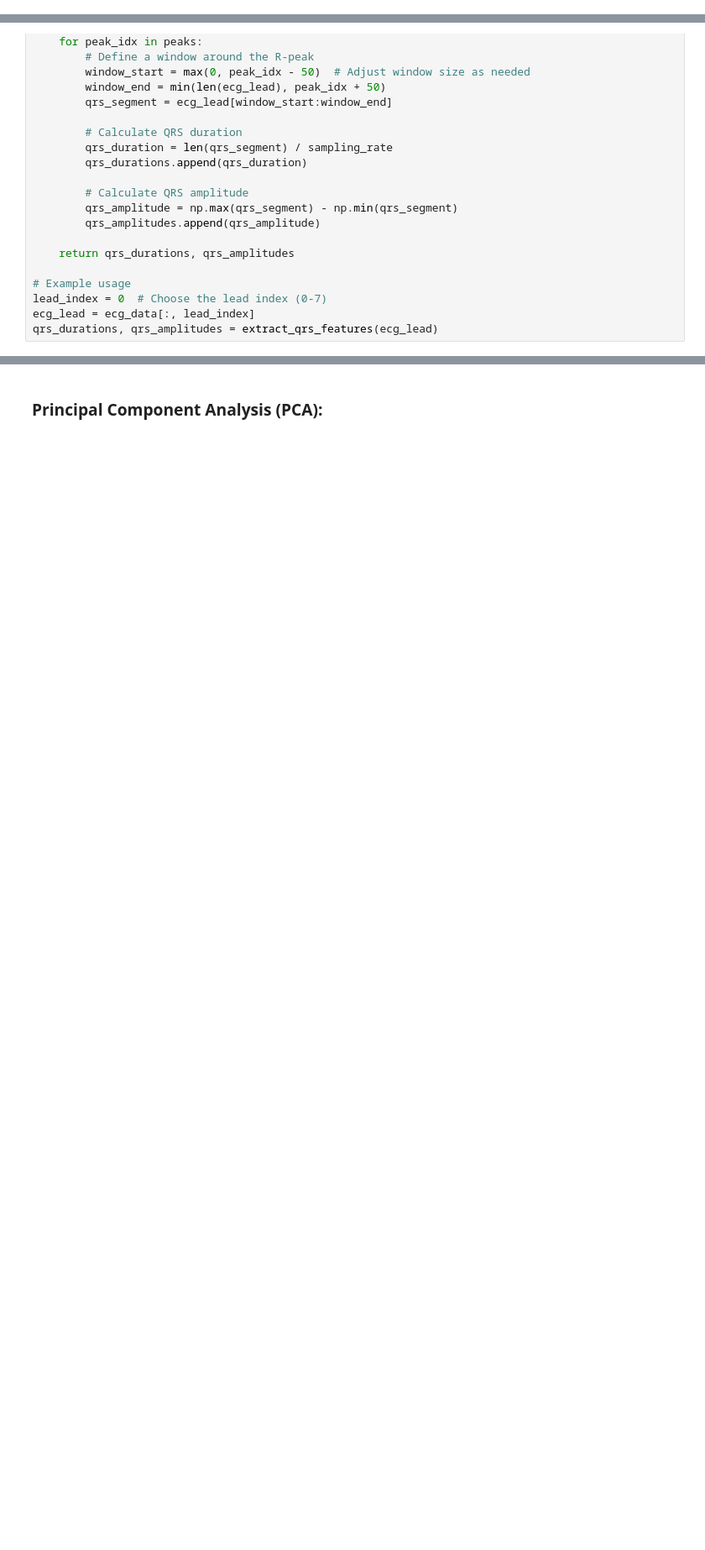
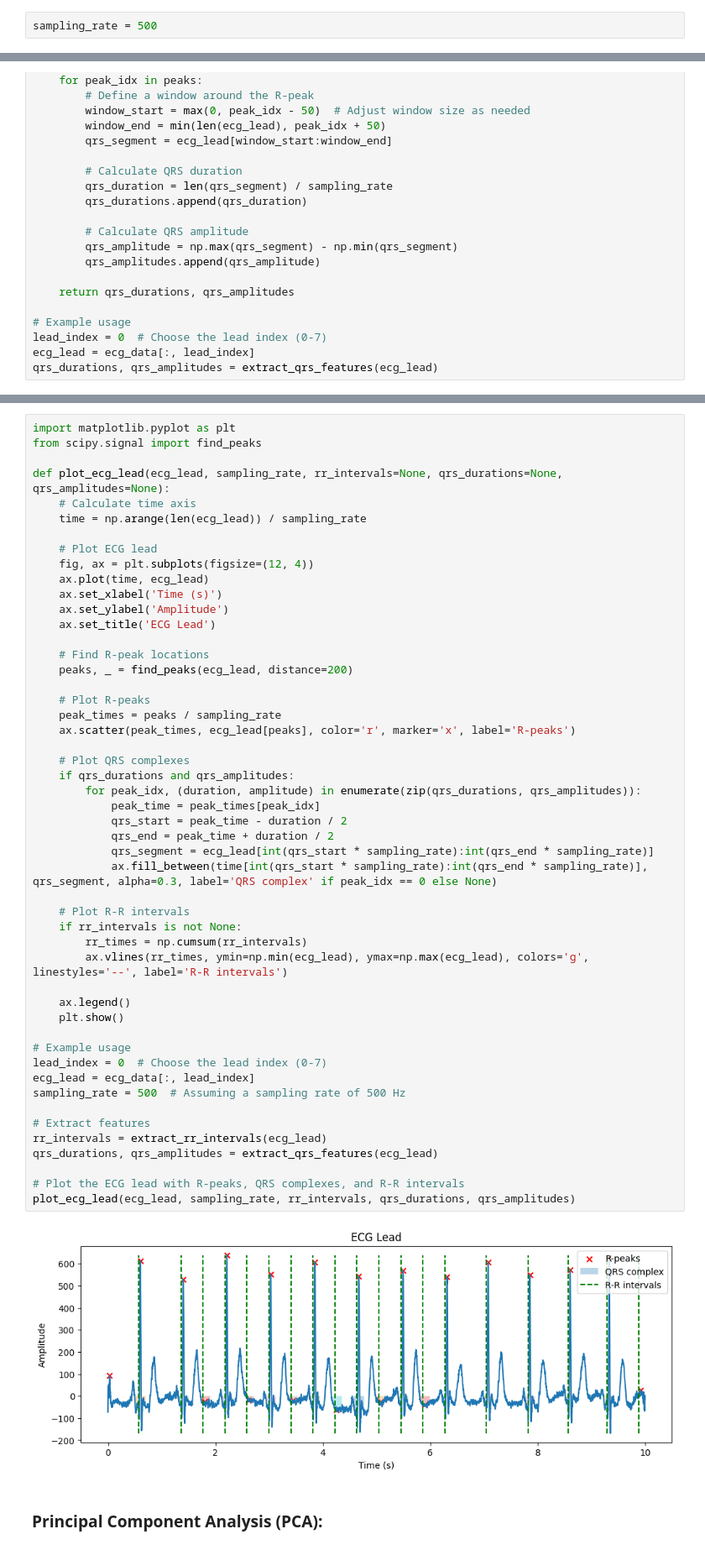
Before and after one commit to cepdnaclk/e18-4yp-GPU-Acceleration-for-Deep-Learning-based-Comprehensive-ECG-analysis, a Jupyter notebook: code/others/ECG_feature_extraction.ipynb, the cells around one changed output, grey strips where cells are left out. Shown at 84% size. Saved outputs shown, nothing was run; the diff lists cells and outputs as text; blank space fills up the shorter version.

Commit message:
RR and QRS extraction

```diff
--- a/code/others/ECG_feature_extraction.ipynb
+++ b/code/others/ECG_feature_extraction.ipynb
@@ -66,6 +66,8 @@ for row in ecg_data:
 -8.00   -5.00   -29.00  -67.00  -35.00  -74.00  -121.00 -84.00
 3.00    -11.00  -11.00  -77.00  -65.00  -62.00  -101.00 -79.00
 -13.00  -88.00  -12.00  -76.00  -53.00  -59.00  -143.00 -97.00
+# %%
+sampling_rate = 500
 # %% [markdown]
 ### R-peak detection and R-R interval extraction:
 # %%
@@ -121,3 +185,55 @@ qrs_durations, qrs_amplitudes = extract_qrs_features(ecg_lead)
+# %%
+import matplotlib.pyplot as plt
+from scipy.signal import find_peaks
+
+def plot_ecg_lead(ecg_lead, sampling_rate, rr_intervals=None, qrs_durations=None, qrs_amplitudes=None):
+    # Calculate time axis
+    time = np.arange(len(ecg_lead)) / sampling_rate
+
+    # Plot ECG lead
+    fig, ax = plt.subplots(figsize=(12, 4))
+    ax.plot(time, ecg_lead)
+    ax.set_xlabel('Time (s)')
+    ax.set_ylabel('Amplitude')
+    ax.set_title('ECG Lead')
+
+    # Find R-peak locations
+    peaks, _ = find_peaks(ecg_lead, distance=200)
+
+    # Plot R-peaks
+    peak_times = peaks / sampling_rate
+    ax.scatter(peak_times, ecg_lead[peaks], color='r', marker='x', label='R-peaks')
+
+    # Plot QRS complexes
+    if qrs_durations and qrs_amplitudes:
+        for peak_idx, (duration, amplitude) in enumerate(zip(qrs_durations, qrs_amplitudes)):
+            peak_time = peak_times[peak_idx]
+            qrs_start = peak_time - duration / 2
+            qrs_end = peak_time + duration / 2
+            qrs_segment = ecg_lead[int(qrs_start * sampling_rate):int(qrs_end * sampling_rate)]
+            ax.fill_between(time[int(qrs_start * sampling_rate):int(qrs_end * sampling_rate)], qrs_segment, alpha=0.3, label='QRS complex' if peak_idx == 0 else None)
+
+    # Plot R-R intervals
+    if rr_intervals is not None:
+        rr_times = np.cumsum(rr_intervals)
+        ax.vlines(rr_times, ymin=np.min(ecg_lead), ymax=np.max(ecg_lead), colors='g', linestyles='--', label='R-R intervals')
+
+    ax.legend()
+    plt.show()
+
+# Example usage
+lead_index = 0  # Choose the lead index (0-7)
+ecg_lead = ecg_data[:, lead_index]
+sampling_rate = 500  # Assuming a sampling rate of 500 Hz
+
+# Extract features
+rr_intervals = extract_rr_intervals(ecg_lead)
+qrs_durations, qrs_amplitudes = extract_qrs_features(ecg_lead)
+
+# Plot the ECG lead with R-peaks, QRS complexes, and R-R intervals
+plot_ecg_lead(ecg_lead, sampling_rate, rr_intervals, qrs_durations, qrs_amplitudes)
+# %% [output]
+[figure, added]
 # %% [markdown]
 ### Principal Component Analysis (PCA):
 # %%
```
Also changed, not shown: parts of 6 cells of this notebook.
